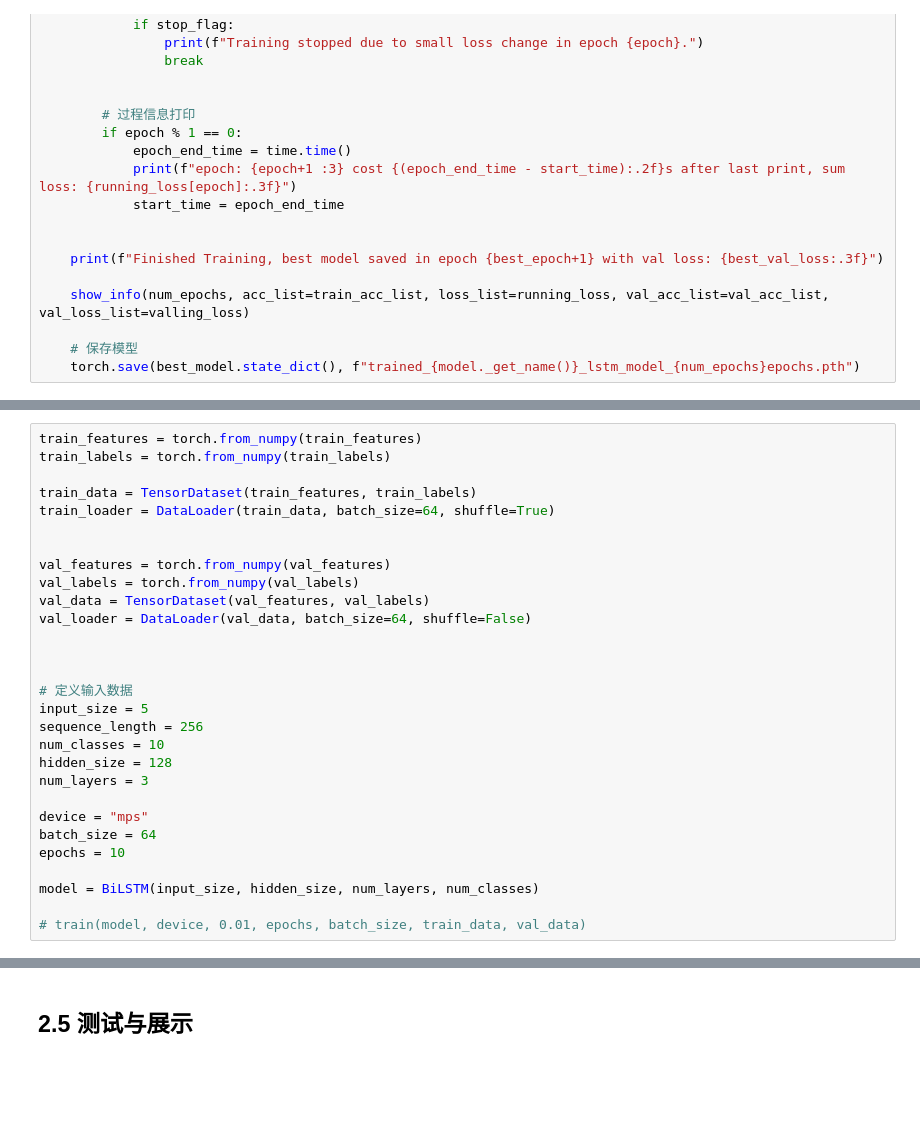
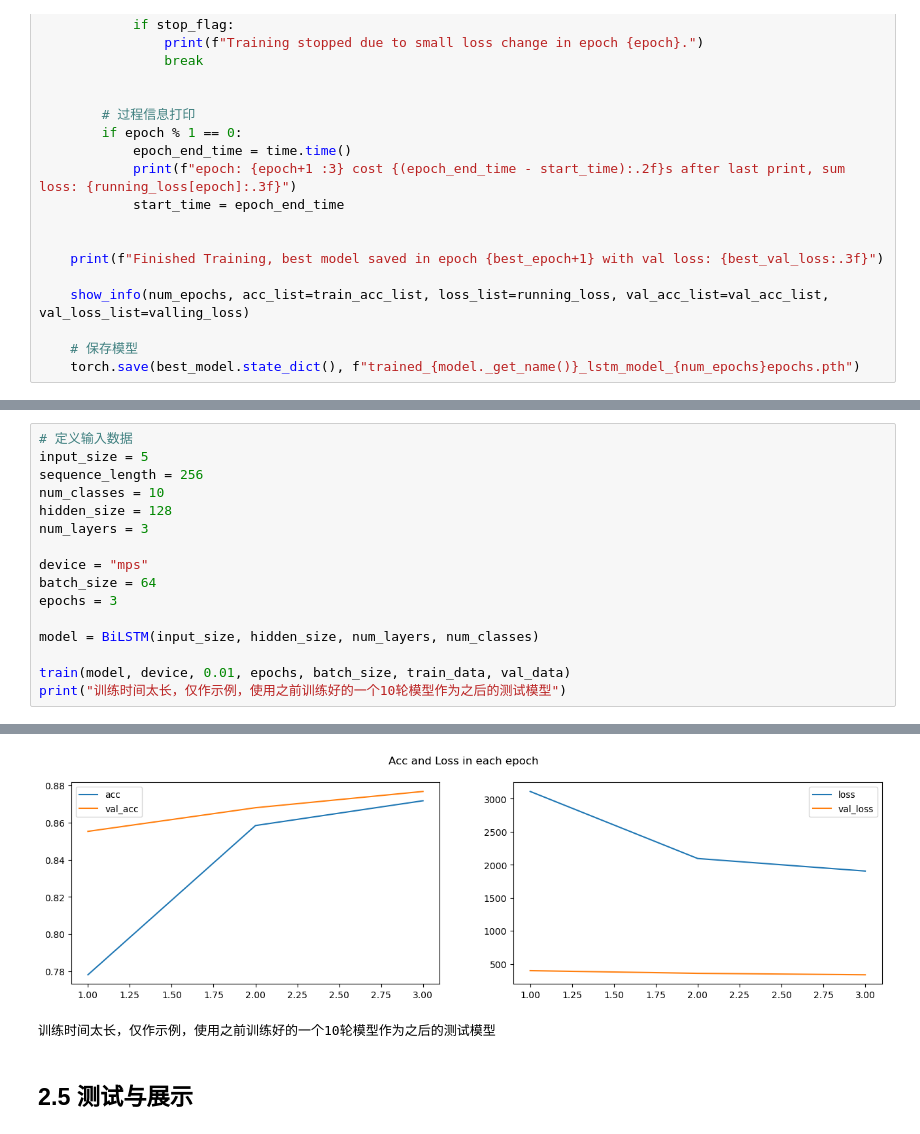
Before and after one commit to CoEric0/LJ_ai_task, a Jupyter notebook: exp004/exp004_2.ipynb, the cells around one changed output, grey strips where cells are left out. Saved outputs shown, nothing was run; the diff lists cells and outputs as text; blank space fills up the shorter version.

```diff
--- a/exp004/exp004_2.ipynb
+++ b/exp004/exp004_2.ipynb
@@ -375,18 +384,4 @@ def train(model, device, learning_rate, num_epochs, batch_size, train_data, val_
 # %%
-train_features = torch.from_numpy(train_features)
-train_labels = torch.from_numpy(train_labels)
-
-train_data = TensorDataset(train_features, train_labels)
-train_loader = DataLoader(train_data, batch_size=64, shuffle=True)
-
-
-val_features = torch.from_numpy(val_features)
-val_labels = torch.from_numpy(val_labels)
-val_data = TensorDataset(val_features, val_labels)
-val_loader = DataLoader(val_data, batch_size=64, shuffle=False)
-
-
-
 # 定义输入数据
 input_size = 5
 sequence_length = 256
@@ -396,8 +391,10 @@ num_layers = 3
 
 device = "mps"
 batch_size = 64
-epochs = 10
+epochs = 3
 
 model = BiLSTM(input_size, hidden_size, num_layers, num_classes)
 
-# train(model, device, 0.01, epochs, batch_size, train_data, val_data)
+train(model, device, 0.01, epochs, batch_size, train_data, val_data)
+print("训练时间太长，仅作示例，使用之前训练好的一个10轮模型作为之后的测试模型")
+# %% [output]
@@ -404,3 +405,5 @@ model = BiLSTM(input_size, hidden_size, num_layers, num_classes)
+[figure, added]
+训练时间太长，仅作示例，使用之前训练好的一个10轮模型作为之后的测试模型
 # %% [markdown]
 ## 2.5 测试与展示
 # %%
```
Also changed, not shown: parts of 4 cells of this notebook.
